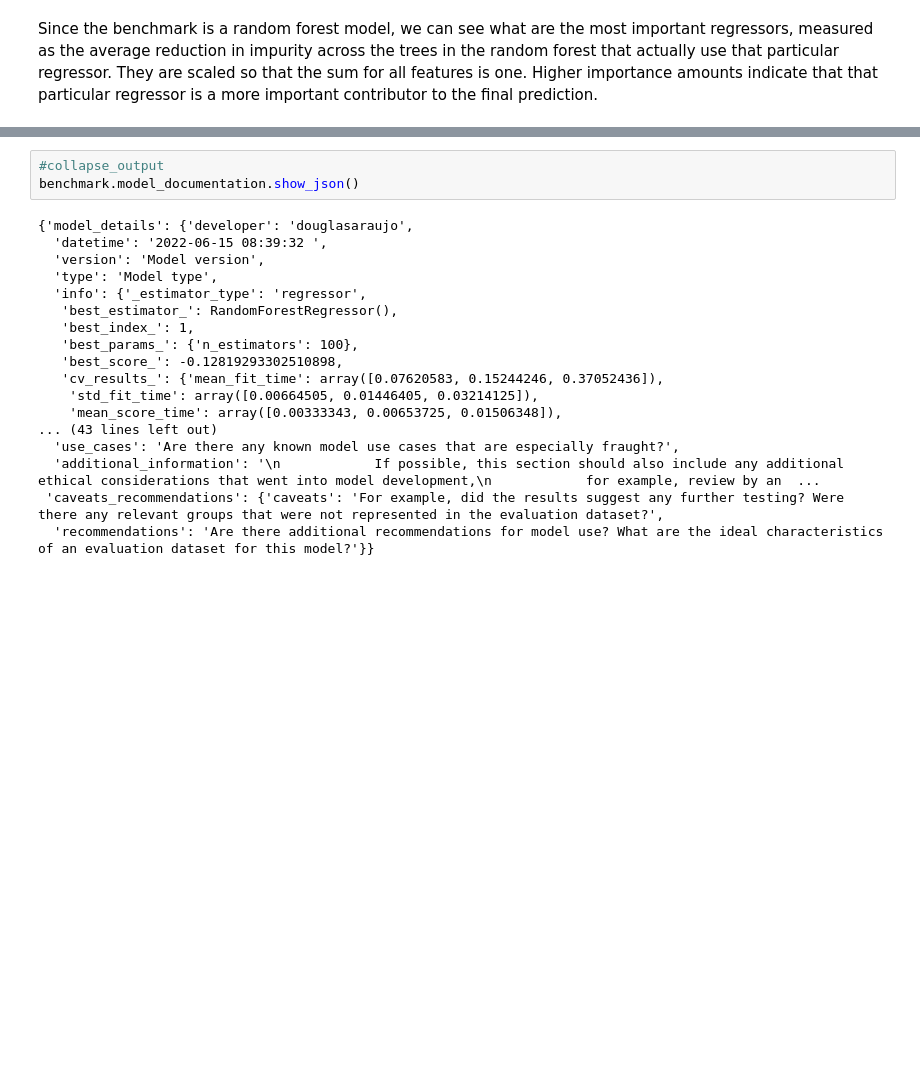
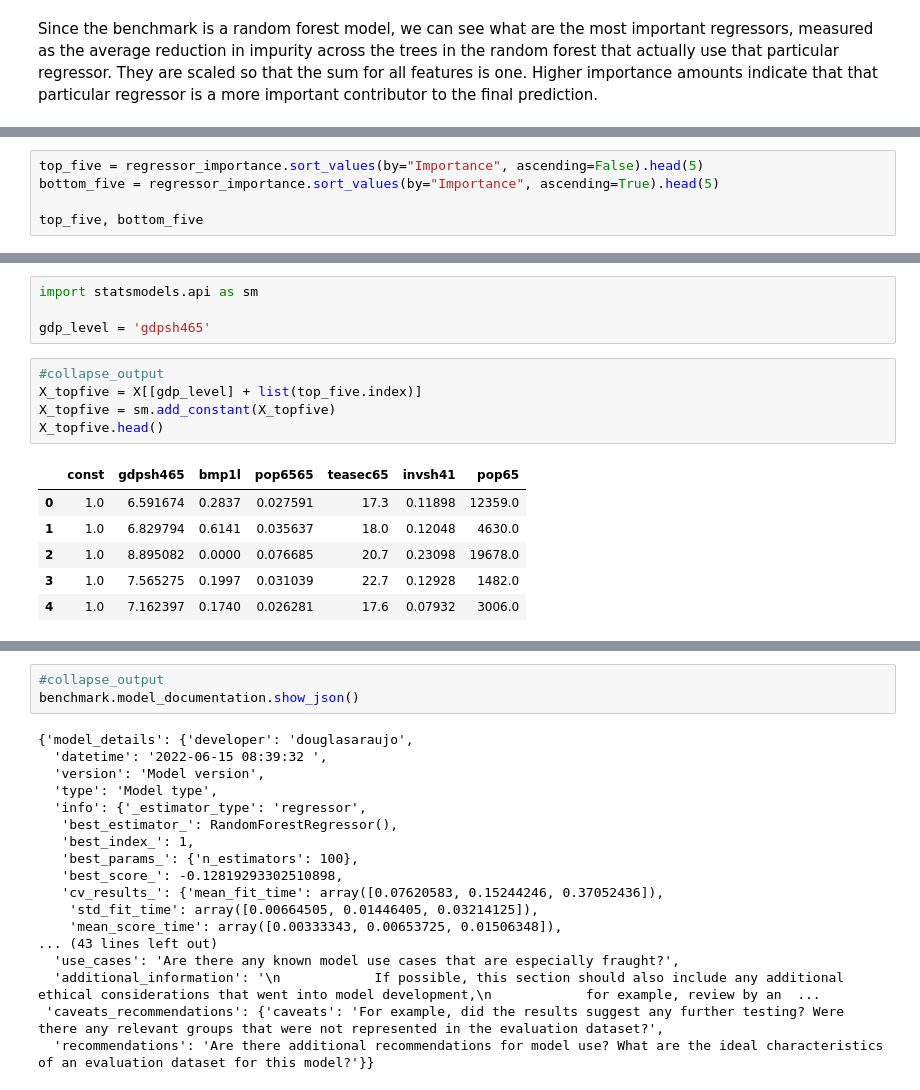
Before and after one commit to dkgaraujo/gingado, a Jupyter notebook: 01_BarroLee1994.ipynb, the cells around one changed output, grey strips where cells are left out. Drawn from its saved outputs; the diff is of its cells as text; blank space fills up the shorter version.

```diff
--- a/01_BarroLee1994.ipynb
+++ b/01_BarroLee1994.ipynb
@@ -195,0 +213,5 @@ Importantly, the benchmark already has some baseline documentation set up. If th
+# %%
+top_five = regressor_importance.sort_values(by="Importance", ascending=False).head(5)
+bottom_five = regressor_importance.sort_values(by="Importance", ascending=True).head(5)
+
+top_five, bottom_five
@@ -195,0 +231,16 @@ Importantly, the benchmark already has some baseline documentation set up. If th
+# %%
+import statsmodels.api as sm
+
+gdp_level = 'gdpsh465'
+# %%
+#collapse_output
+X_topfive = X[[gdp_level] + list(top_five.index)]
+X_topfive = sm.add_constant(X_topfive)
+X_topfive.head()
+# %% [output]
+|  | const | gdpsh465 | bmp1l | pop6565 | teasec65 | invsh41 | pop65 |
+| 0 | 1.0 | 6.591674 | 0.2837 | 0.027591 | 17.3 | 0.11898 | 12359.0 |
+| 1 | 1.0 | 6.829794 | 0.6141 | 0.035637 | 18.0 | 0.12048 | 4630.0 |
+| 2 | 1.0 | 8.895082 | 0.0000 | 0.076685 | 20.7 | 0.23098 | 19678.0 |
+| 3 | 1.0 | 7.565275 | 0.1997 | 0.031039 | 22.7 | 0.12928 | 1482.0 |
+| 4 | 1.0 | 7.162397 | 0.1740 | 0.026281 | 17.6 | 0.07932 | 3006.0 |
```
Also changed, not shown: parts of 23 cells of this notebook, 1 other file.
